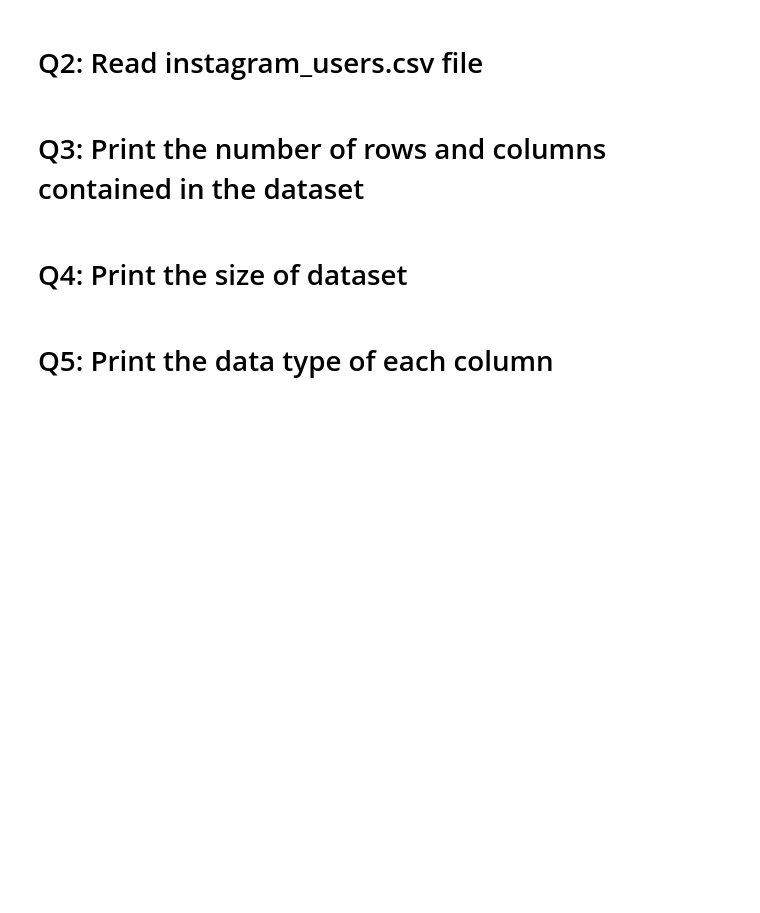
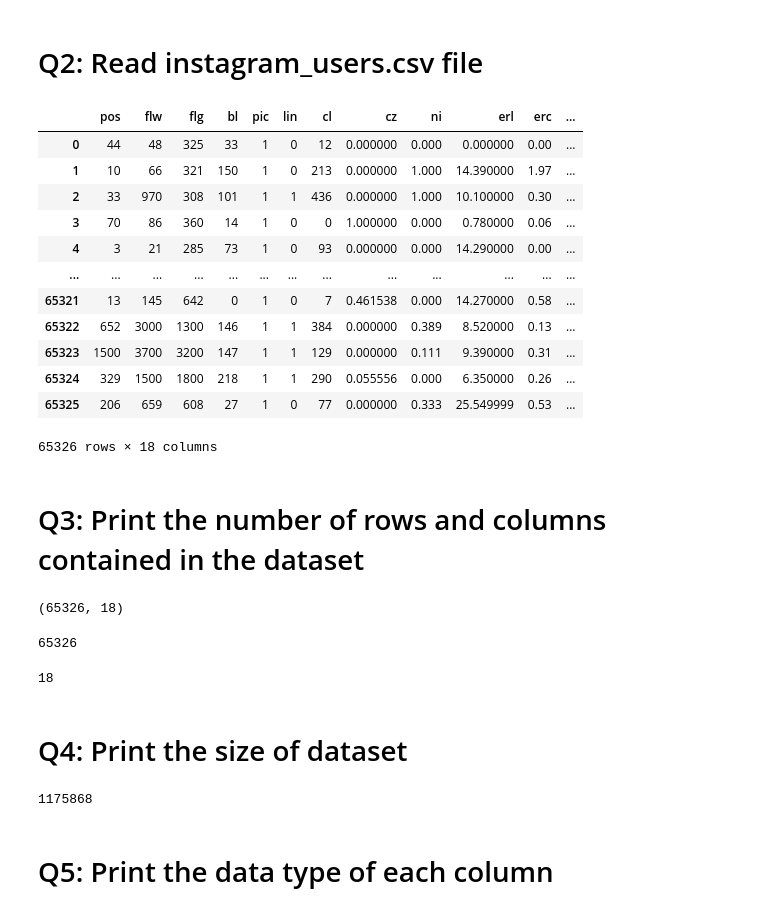
Before and after one commit to Tuwaiq-Data-Science-Bootcamp-V2/Pandas-Lab2, a Jupyter notebook: Pandas_Assignment2.ipynb, the cells around one changed output. Saved outputs shown, nothing was run; the diff lists cells and outputs as text; code cells hidden in the pictures; blank space fills up the shorter version.

```diff
--- a/Pandas_Assignment2.ipynb
+++ b/Pandas_Assignment2.ipynb
@@ -5,15 +5,48 @@
 # %% [markdown]
 # Q2: Read instagram_users.csv file
 # %%
-# write your code here ^_^
+edu = pd.read_csv('instagram_users.csv')
+edu
+# %% [output]
+|  | pos | flw | flg | bl | pic | lin | cl | cz | ni | erl | erc | ... |
+| 0 | 44 | 48 | 325 | 33 | 1 | 0 | 12 | 0.000000 | 0.000 | 0.000000 | 0.00 | ... |
+| 1 | 10 | 66 | 321 | 150 | 1 | 0 | 213 | 0.000000 | 1.000 | 14.390000 | 1.97 | ... |
+| 2 | 33 | 970 | 308 | 101 | 1 | 1 | 436 | 0.000000 | 1.000 | 10.100000 | 0.30 | ... |
+| 3 | 70 | 86 | 360 | 14 | 1 | 0 | 0 | 1.000000 | 0.000 | 0.780000 | 0.06 | ... |
+| 4 | 3 | 21 | 285 | 73 | 1 | 0 | 93 | 0.000000 | 0.000 | 14.290000 | 0.00 | ... |
+| ... | ... | ... | ... | ... | ... | ... | ... | ... | ... | ... | ... | ... |
+| 65321 | 13 | 145 | 642 | 0 | 1 | 0 | 7 | 0.461538 | 0.000 | 14.270000 | 0.58 | ... |
+| 65322 | 652 | 3000 | 1300 | 146 | 1 | 1 | 384 | 0.000000 | 0.389 | 8.520000 | 0.13 | ... |
+| 65323 | 1500 | 3700 | 3200 | 147 | 1 | 1 | 129 | 0.000000 | 0.111 | 9.390000 | 0.31 | ... |
+| 65324 | 329 | 1500 | 1800 | 218 | 1 | 1 | 290 | 0.055556 | 0.000 | 6.350000 | 0.26 | ... |
+| 65325 | 206 | 659 | 608 | 27 | 1 | 0 | 77 | 0.000000 | 0.333 | 25.549999 | 0.53 | ... |
+65326 rows × 18 columns
 # %% [markdown]
 # Q3: Print the number of rows and columns contained in the dataset
+# %%
+print(edu.shape)
+# %% [output]
+(65326, 18)
 # %%
-# write your code here ^_^
+#Print the number of rows
+
+print(len(edu))
+#or print(edu.shape[0])
+# %% [output]
+65326
+# %%
+#Print the number of columns
+
+print(len(edu.columns))
+#or print(adu.shape[1])
+# %% [output]
+18
 # %% [markdown]
 # Q4: Print the size of dataset
 # %%
-# write your code here ^_^
+edu.size
+# %% [output]
+1175868
 # %% [markdown]
 # Q5: Print the data type of each column
 # %%
```
Also changed, not shown: parts of 14 cells of this notebook.
